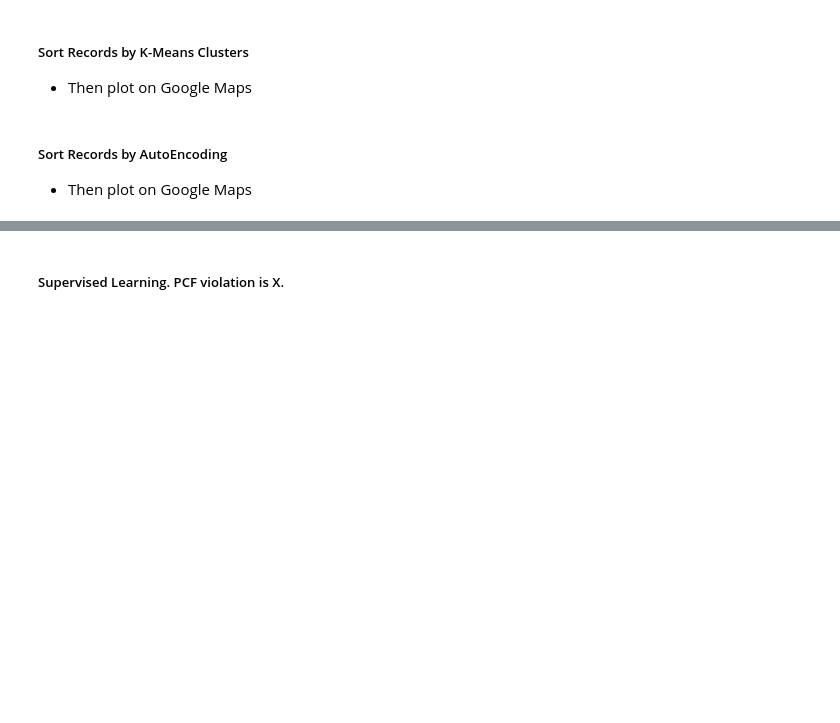
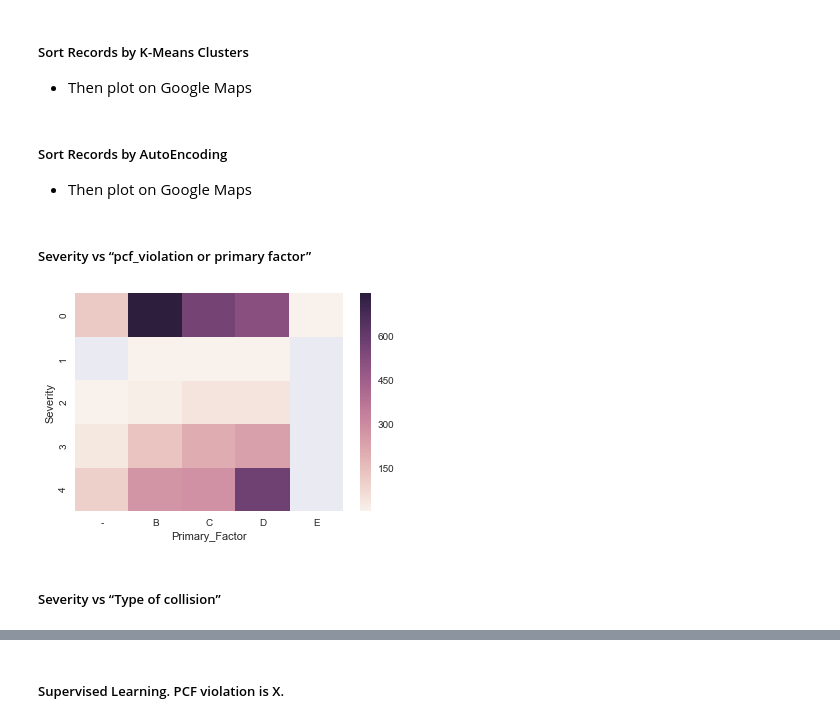
Before and after one commit to Peter-32/LA-Collision-Forecasting, a Jupyter notebook: la_collisions.ipynb, the cells around one changed output, grey strips where cells are left out. Cells and saved outputs as stored; diff of their text form; code cells hidden in the pictures; blank space fills up the shorter version.

```diff
--- a/la_collisions.ipynb
+++ b/la_collisions.ipynb
@@ -400,3 +444,20 @@ show(p)
 # %% [markdown]
 ##### Sort Records by AutoEncoding
 - Then plot on Google Maps
+# %% [markdown]
+##### Severity vs “pcf_violation or primary factor”
+# %%
+df_sort_by_severity_and_pcf = ps.sqldf(
+"""select
+collision_severity AS Severity,
+primary_coll_factor AS Primary_Factor,
+  count(*) AS count
+from df where primary_coll_factor != 'A'
+group by 1,2 order by 1,2""", locals())
+
+df5 = df_sort_by_severity_and_pcf.pivot("Severity", "Primary_Factor", "count")
+ax = sns.heatmap(df5)
+# %% [output]
+[figure, added]
+# %% [markdown]
+##### Severity vs “Type of collision”
```
Also changed, not shown: parts of 16 cells of this notebook, 2 other files.
